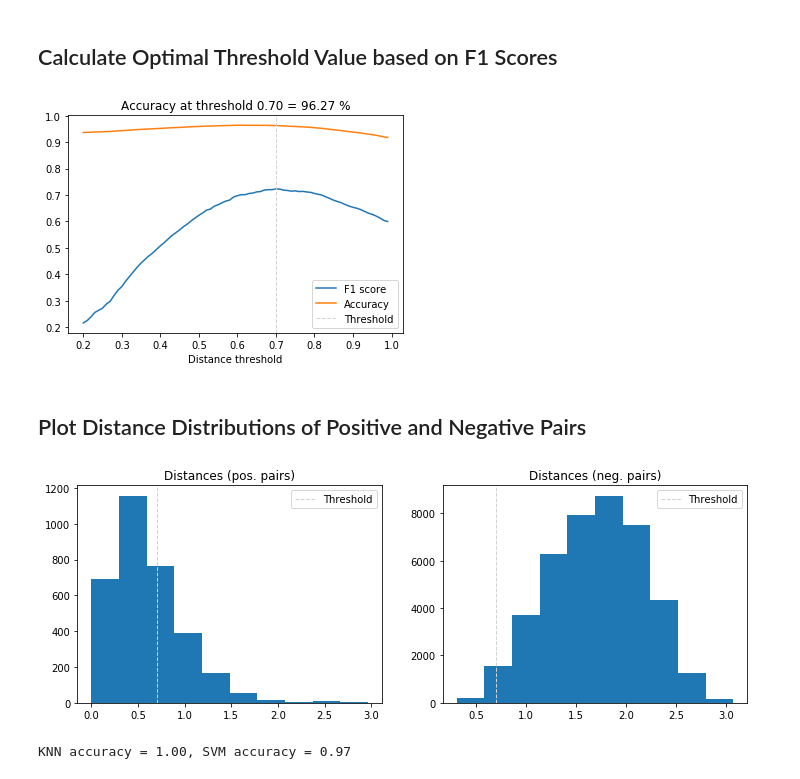
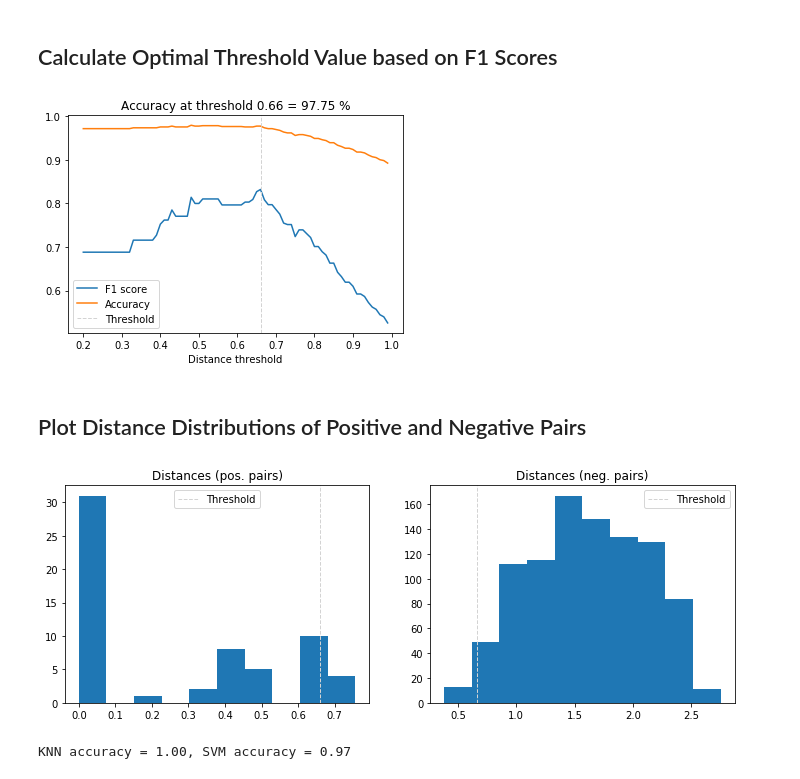
Before and after one commit to pskrunner14/face-off, a Jupyter notebook: face_recog.ipynb, the cells around one changed output. Drawn from its saved outputs; the diff is of its cells as text; code cells hidden in the pictures.

```diff
--- a/face_recog.ipynb
+++ b/face_recog.ipynb
@@ -114,6 +110,7 @@ SiameseTripletNet.fit_generator(generator, epochs=10, steps_per_epoch=100)
 import numpy as np
 import os
 import cv2
+from tqdm import tqdm
 from skimage.io import imread
 from skimage.transform import resize
 
@@ -144,9 +141,9 @@ class Image():
 def load_metadata(path):
     metadata = []
     classes = os.listdir(path)
-    for class_folder in classes:
-        for image in os.listdir(os.path.join(path, class_folder)):
-            metadata.append(Image(path, class_folder, image))
+    images = [(image, class_folder) for class_folder in classes for image in os.listdir(os.path.join(path, class_folder))]
+    for image, class_folder in tqdm(images, desc="Images", total=len(images), unit="files"):
+        metadata.append(Image(path, class_folder, image))
     return np.array(metadata), classes
 
 train_metadata, classes = load_metadata('data/images/train')
@@ -222,13 +219,17 @@ def get_embeddings(metadata=train_metadata):
     embedded = np.zeros((metadata.shape[0], 128))
     errors = []
 
-    for i, m in enumerate(metadata):
+    pbar = tqdm(enumerate(metadata), desc="Embeddings", total=len(metadata))
+
+    for i, m in pbar:
         img = load_image(m.image_path())
         emb = image_to_embedding(img)
         if emb is None:
             errors.append(m)
         embedded[i] = emb
 
+    pbar.close()
+
     if len(errors) is not 0:
         print('Errors detected in the following files: ')
         print(errors)
@@ -266,6 +267,8 @@ def calculate_optimal_threshold(embedded=embedded_train, metadata=train_metadata
 
     num = len(metadata) # number of samples
 
+    pbar = tqdm(total=(num - 1)**2, desc="Computing", unit="samples")
+
     # Iterate over all embeddings to
     # calculate distances between them
     for i in range(num - 1):
@@ -274,6 +277,7 @@ def calculate_optimal_threshold(embedded=embedded_train, metadata=train_metadata
             distances.append(distance(embedded[i], embedded[j]))
             # 1 if same person, 0 otherwise
             identical.append(1 if metadata[i].name == metadata[j].name else 0)
+            pbar.update(1)
 
     distances = np.array(distances)
     identical = np.array(identical)
@@ -300,33 +304,33 @@ def calculate_optimal_threshold(embedded=embedded_train, metadata=train_metadata
     return opt_tau, opt_acc, distances, identical
 
 # set the value of optimal threshold
-optimal_threshold, optimal_accuracy, distances, identical = calculate_optimal_threshold()
+optimal_threshold, optimal_accuracy, distances, identical = calculate_optimal_threshold(embedded_test, test_metadata)
 # %% [output]
-[figure, old version]
+[figure, new version]
 # %% [markdown]
 ## Plot Distance Distributions of Positive and Negative Pairs
 # %%
-def plot_distance_distros(distances, identical):
+def plot_distance_distros(distances, identical, threshold):
     dist_pos = distances[identical == 1]
     dist_neg = distances[identical == 0]
 
     plt.figure(figsize=(12,4))
 
     plt.subplot(121)
     plt.hist(dist_pos)
-    plt.axvline(x=optimal_threshold, linestyle='--', lw=1, c='lightgrey', label='Threshold')
+    plt.axvline(x=threshold, linestyle='--', lw=1, c='lightgrey', label='Threshold')
     plt.title('Distances (pos. pairs)')
     plt.legend();
 
     plt.subplot(122)
     plt.hist(dist_neg)
-    plt.axvline(x=optimal_threshold, linestyle='--', lw=1, c='lightgrey', label='Threshold')
+    plt.axvline(x=threshold, linestyle='--', lw=1, c='lightgrey', label='Threshold')
     plt.title('Distances (neg. pairs)')
     plt.legend();
 
-plot_distance_distros(distances, identical)
+plot_distance_distros(distances, identical, optimal_threshold)
 # %% [output]
-[figure, old version]
+[figure, new version]
 # %%
 from sklearn.preprocessing import LabelEncoder
 from sklearn.neighbors import KNeighborsClassifier
```
Also changed, not shown: parts of 6 cells of this notebook, 1 other file.
